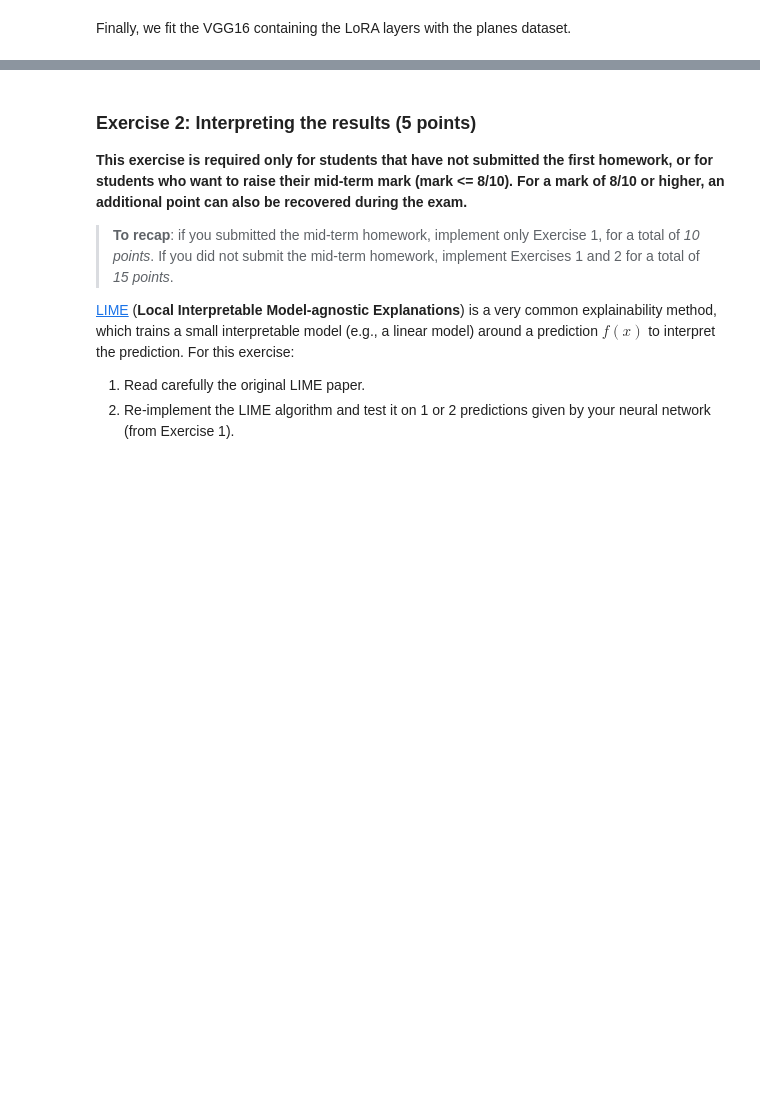
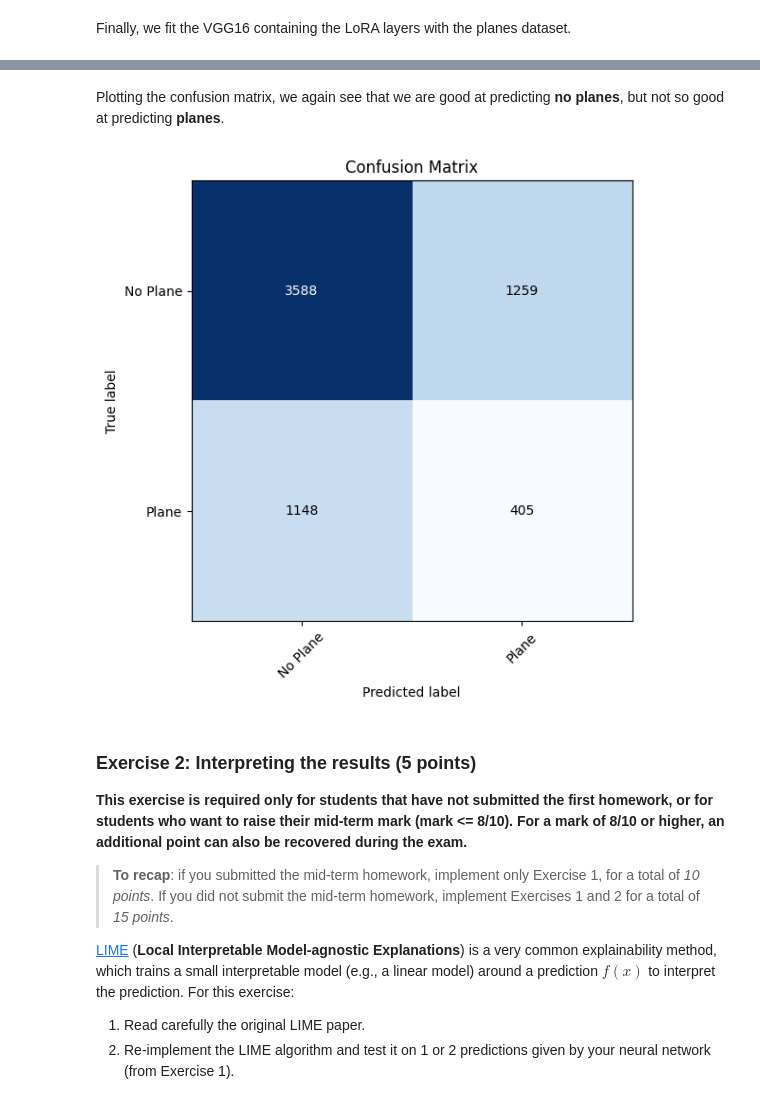
Before and after one commit to jonasbarth/nnds-2023-final-project, a Jupyter notebook: NNDS_2023_Final_Homework.ipynb, the cells around one changed output, grey strips where cells are left out. Cells and saved outputs as stored; diff of their text form; code cells hidden in the pictures; blank space fills up the shorter version.

```diff
--- a/NNDS_2023_Final_Homework.ipynb
+++ b/NNDS_2023_Final_Homework.ipynb
@@ -661,3 +758,9 @@ plot_loss_accuracy(loss.T, accuracy.T, ["train", "val"])
+# %% [markdown]
+Plotting the confusion matrix, we again see that we are good at predicting **no planes**, but not so good at predicting **planes**.
+# %%
+plot_confusion_matrix(vgg16_lora, planes_test, ["No Plane", "Plane"])
+# %% [output]
+[figure, added]
 # %% [markdown]
 ### Exercise 2: Interpreting the results (5 points)
 
```
Also changed, not shown: parts of 11 cells of this notebook.
